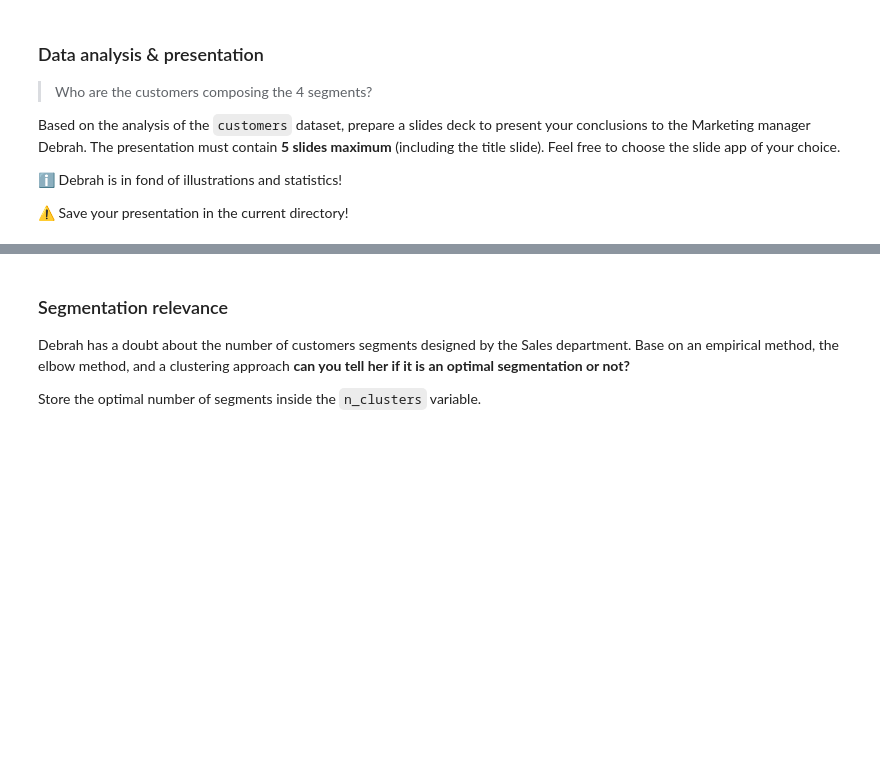
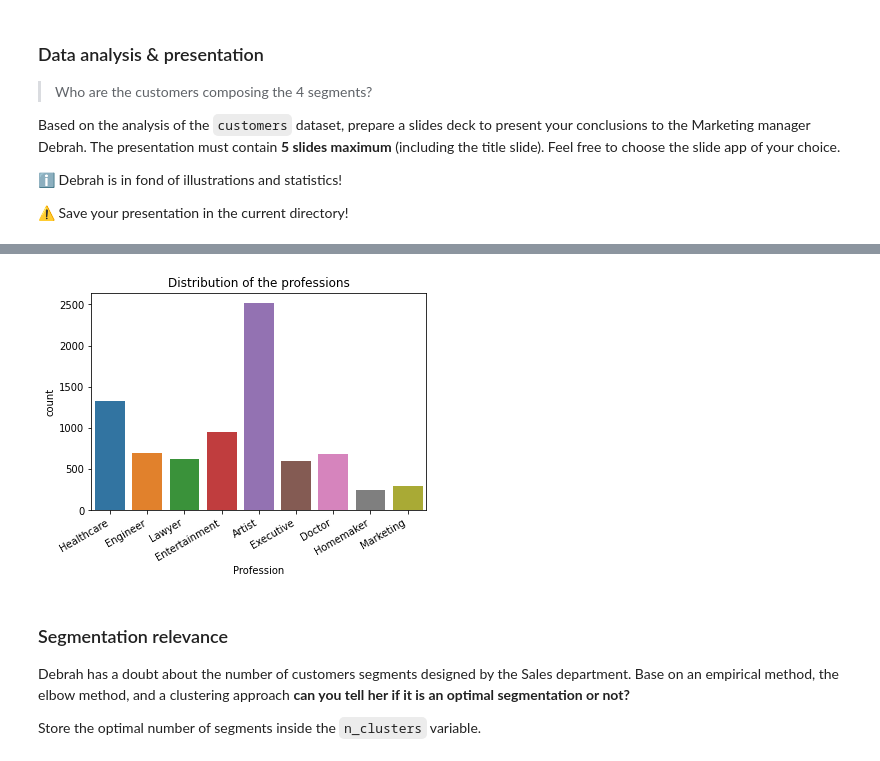
Before and after one commit to nhuberde/data-certification-exam, a Jupyter notebook: decision_science/customers_segmentation_exam.ipynb, the cells around one changed output, grey strips where cells are left out. Saved outputs shown, nothing was run; the diff lists cells and outputs as text; code cells hidden in the pictures; blank space fills up the shorter version.

```diff
--- a/decision_science/customers_segmentation_exam.ipynb
+++ b/decision_science/customers_segmentation_exam.ipynb
@@ -76,3 +150,9 @@ Based on the analysis of the `customers` dataset, prepare a slides deck to prese
+# %%
+sns.countplot(x="Profession", data=customers)
+plt.title('Distribution of the professions')
+plt.xticks(rotation=30, ha='right');
+# %% [output]
+[figure, added]
 # %% [markdown]
 ### Segmentation relevance
 
```
Also changed, not shown: parts of 14 cells of this notebook, 3 other files.
